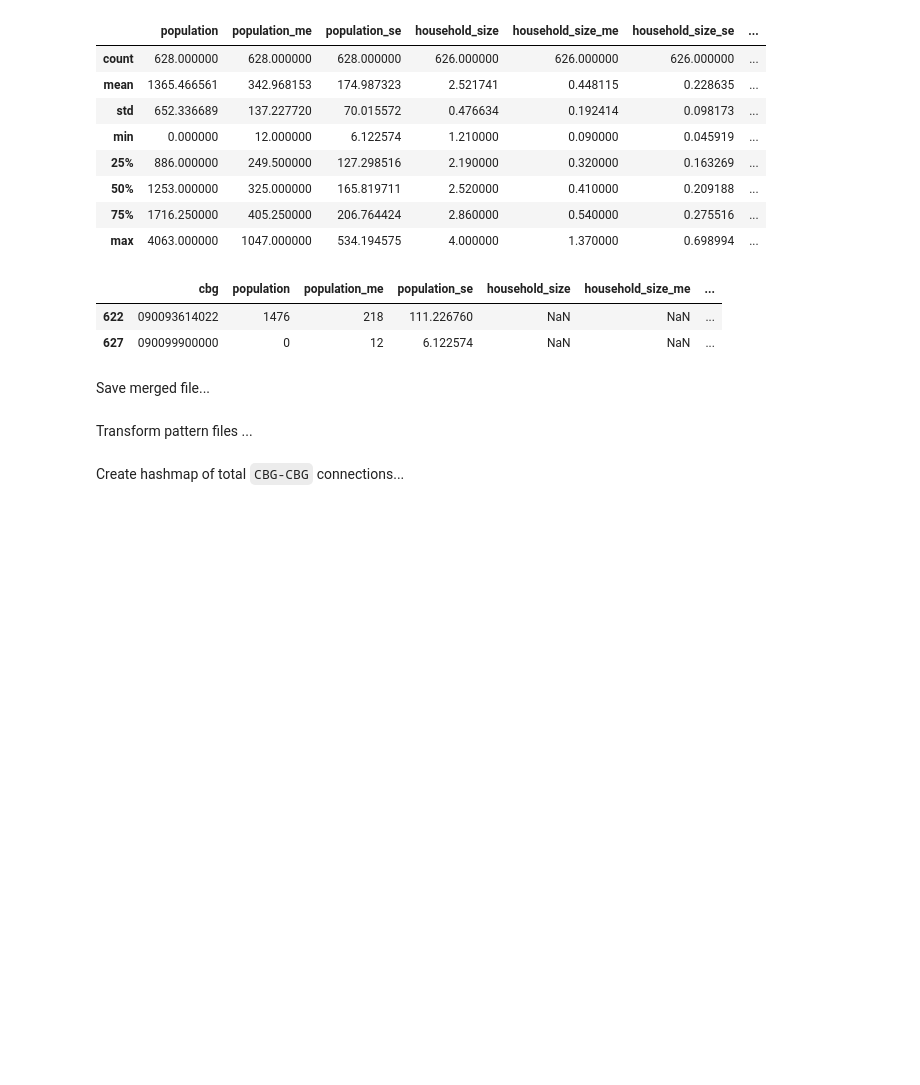
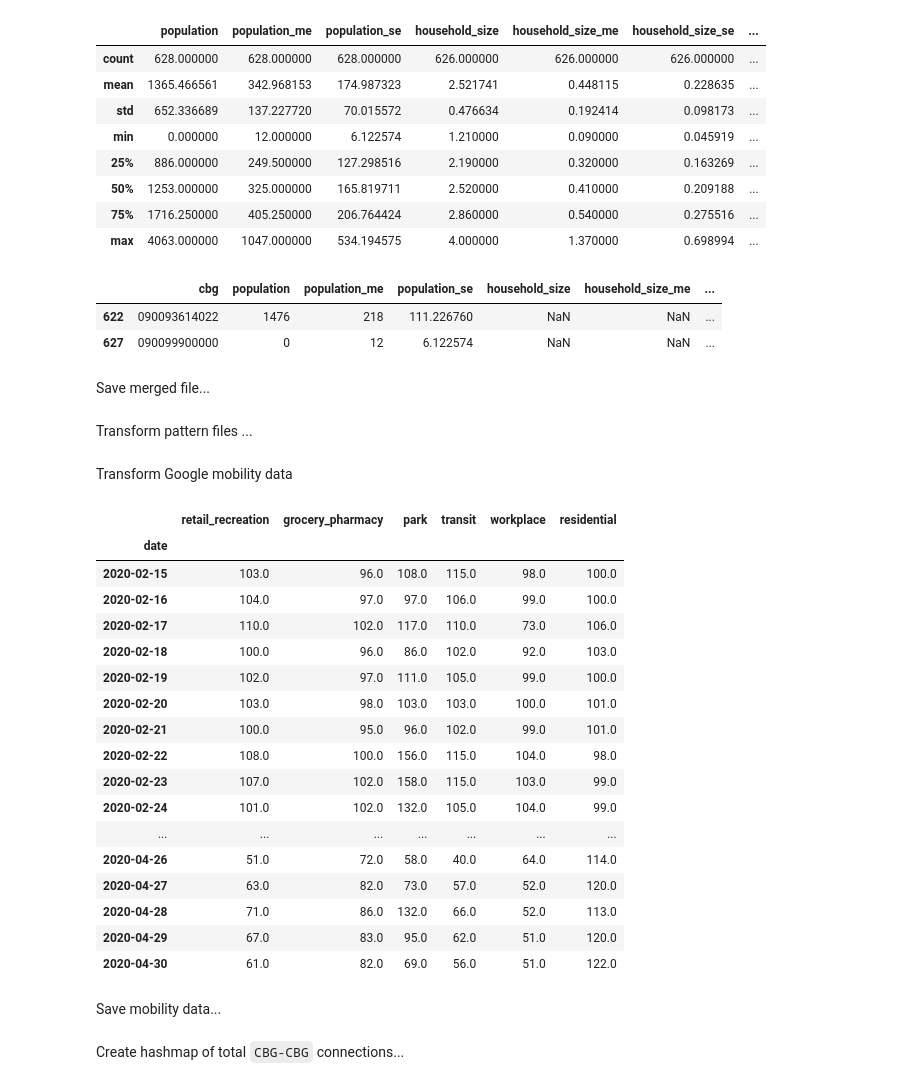
Before and after one commit to leo-pfeiffer/epi-sim, a Jupyter notebook: data_processing/data_processing.ipynb, the cells around one changed output. Cells and saved outputs as stored; diff of their text form; code cells hidden in the pictures; blank space fills up the shorter version.

```diff
--- a/data_processing/data_processing.ipynb
+++ b/data_processing/data_processing.ipynb
@@ -71,12 +95,14 @@ Load data ...
 if from_csv:
 
     # load from csv
+    df_google = read(google_mobility)
     df_pat_feb = read(patterns_feb)
     df_pat_apr = read(patterns_apr)
     df_b01 = read(cbg_b01)
     df_b25 = read(cbg_b25)
 
     # save to pickle
+    df_google.to_pickle('data/df_google.pkl')
     df_pat_feb.to_pickle('data/df_pat_feb.pkl')
     df_pat_apr.to_pickle('data/df_pat_apr.pkl')
     df_b01.to_pickle('data/df_b01.pkl')
@@ -89,4 +115,5 @@ else:
     df_b25 = pd.read_pickle('data/df_b25.pkl')
     df_pat_feb = pd.read_pickle('data/df_pat_feb.pkl')
     df_pat_apr = pd.read_pickle('data/df_pat_apr.pkl')
+    df_google = pd.read_pickle('data/df_google.pkl')
 # %% [output]
@@ -162,3 +189,43 @@ df_pat_apr.visitor_cbg = df_pat_apr.visitor_cbg.apply(lambda x: json.loads(x))
 # calculate total visitors
 df_pat_feb['total_visitors'] = df_pat_feb.visitor_cbg.apply(lambda x: sum(x.values()))
 df_pat_apr['total_visitors'] = df_pat_apr.visitor_cbg.apply(lambda x: sum(x.values()))
+# %% [markdown]
+Transform Google mobility data
+# %%
+# keep only february and april
+
+def _month_filter(keep: [], x):
+    return x in keep
+
+feb_apr_filter = partial(_month_filter, [2, 4])
+
+df_google = df_google[df_google.date.apply(lambda x: feb_apr_filter(x.month))].set_index('date')
+df_google.drop('county', axis=1, inplace=True)
+
+# rebase
+df_google += 100
+
+# df_google = df_google.groupby(df_google.index.month).agg([np.mean, np.std])
+# %%
+df_google
+# %% [output]
+|  | retail_recreation | grocery_pharmacy | park | transit | workplace | residential |
+| date |  |  |  |  |  |  |
+| 2020-02-15 | 103.0 | 96.0 | 108.0 | 115.0 | 98.0 | 100.0 |
+| 2020-02-16 | 104.0 | 97.0 | 97.0 | 106.0 | 99.0 | 100.0 |
+| 2020-02-17 | 110.0 | 102.0 | 117.0 | 110.0 | 73.0 | 106.0 |
+| 2020-02-18 | 100.0 | 96.0 | 86.0 | 102.0 | 92.0 | 103.0 |
+| 2020-02-19 | 102.0 | 97.0 | 111.0 | 105.0 | 99.0 | 100.0 |
+| 2020-02-20 | 103.0 | 98.0 | 103.0 | 103.0 | 100.0 | 101.0 |
+| 2020-02-21 | 100.0 | 95.0 | 96.0 | 102.0 | 99.0 | 101.0 |
+| 2020-02-22 | 108.0 | 100.0 | 156.0 | 115.0 | 104.0 | 98.0 |
+| 2020-02-23 | 107.0 | 102.0 | 158.0 | 115.0 | 103.0 | 99.0 |
+| 2020-02-24 | 101.0 | 102.0 | 132.0 | 105.0 | 104.0 | 99.0 |
+| ... | ... | ... | ... | ... | ... | ... |
+| 2020-04-26 | 51.0 | 72.0 | 58.0 | 40.0 | 64.0 | 114.0 |
+| 2020-04-27 | 63.0 | 82.0 | 73.0 | 57.0 | 52.0 | 120.0 |
+| 2020-04-28 | 71.0 | 86.0 | 132.0 | 66.0 | 52.0 | 113.0 |
+| 2020-04-29 | 67.0 | 83.0 | 95.0 | 62.0 | 51.0 | 120.0 |
+| 2020-04-30 | 61.0 | 82.0 | 69.0 | 56.0 | 51.0 | 122.0 |
+# %% [markdown]
+Save mobility data...
```
Also changed, not shown: parts of 6 cells of this notebook, 2 other files.
